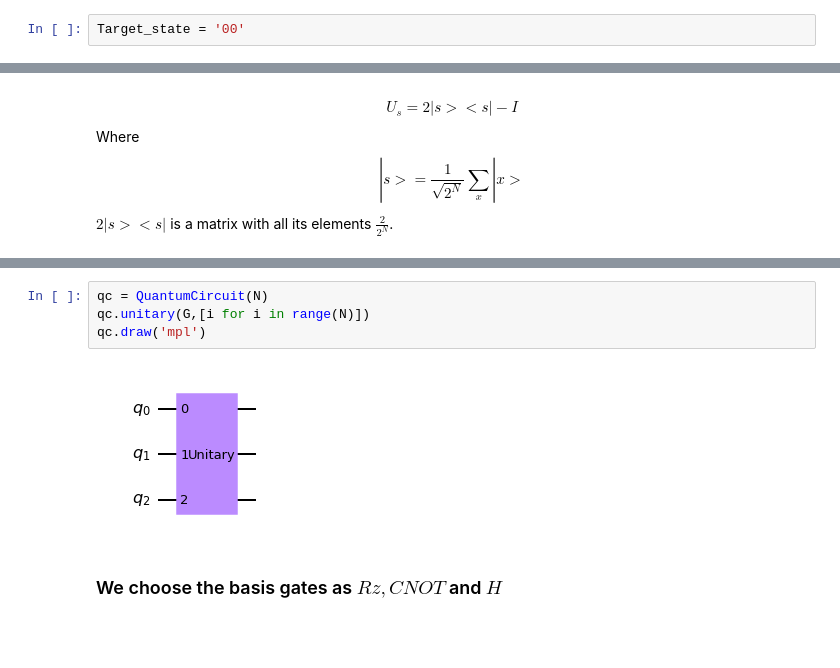
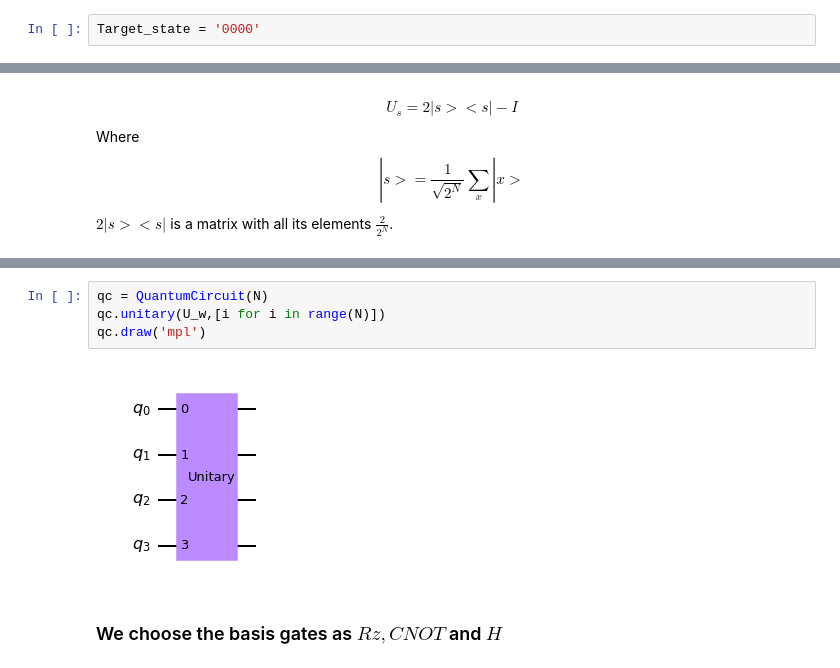
Before and after one commit to psasanka1729/nisq-grover, a Jupyter notebook: Grover operator into 1 and 2 qubit gates.ipynb, the cells around one changed output, grey strips where cells are left out. Cells and saved outputs as stored; diff of their text form; blank space fills up the shorter version.

```diff
--- a/Grover operator into 1 and 2 qubit gates.ipynb
+++ b/Grover operator into 1 and 2 qubit gates.ipynb
@@ -11,7 +11,7 @@ start = time.time()
 # %% [markdown]
 ### Target state $|w>$
 # %%
-Target_state = '00'
+Target_state = '0000'
 # %% [markdown]
 ## Setting up the The Grover operator
 $$ G = U_w U_s$$
@@ -56,9 +89,9 @@ The Grover operator G =
 # %%
 qc = QuantumCircuit(N)
-qc.unitary(G,[i for i in range(N)])
+qc.unitary(U_w,[i for i in range(N)])
 qc.draw('mpl')
 # %% [output]
-[figure, old version]
+[figure, new version]
 # %% [markdown]
 ### We choose the basis gates as $Rz, CNOT$ and $H$
 # %%
```
Also changed, not shown: parts of 26 cells of this notebook.
